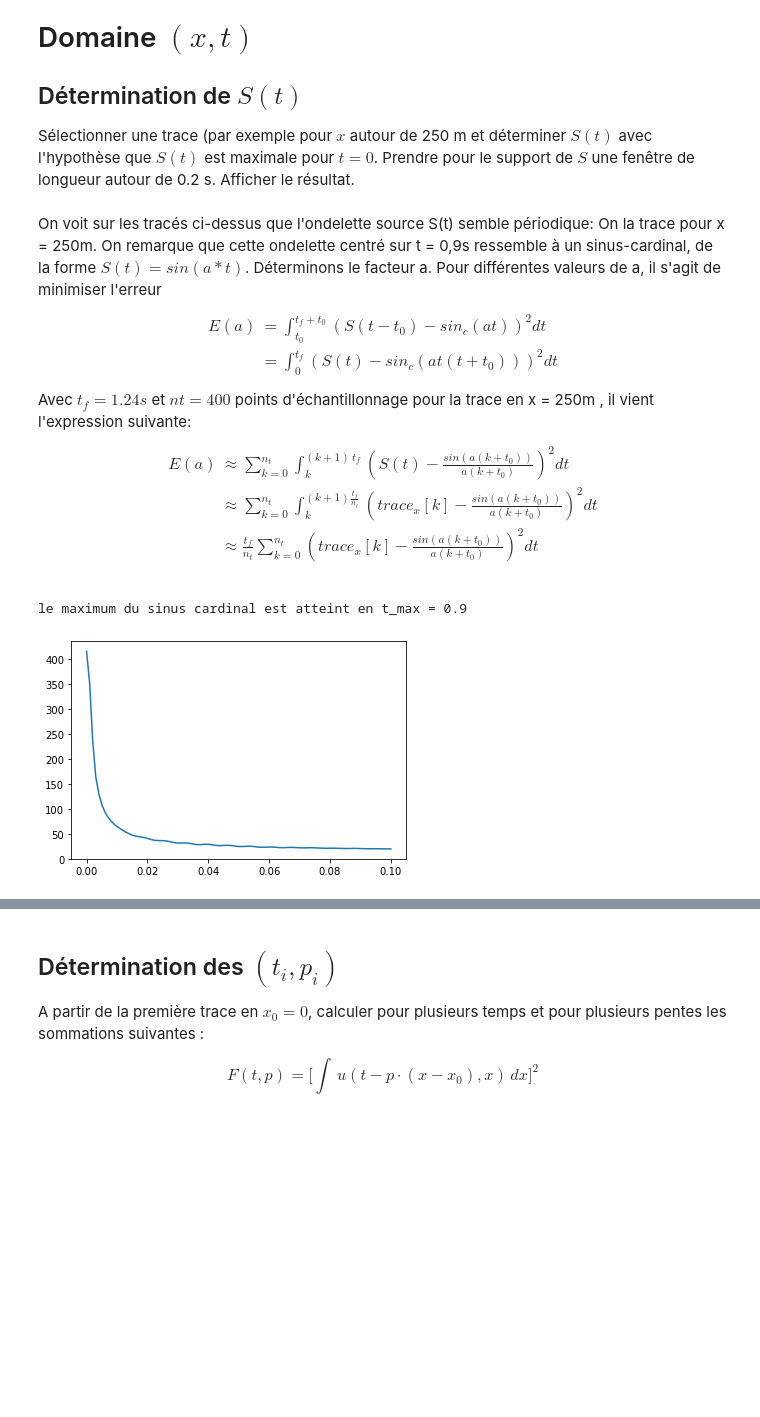
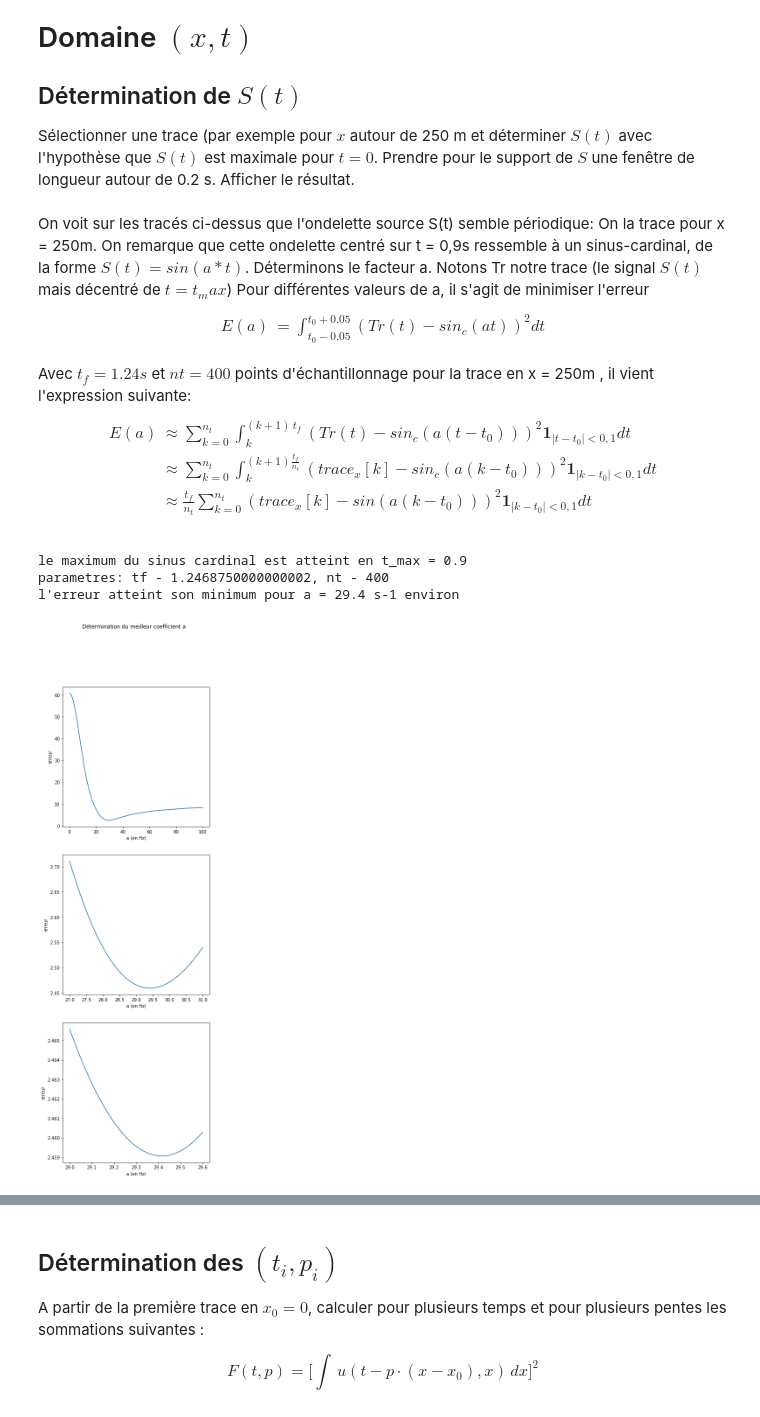
Before and after one commit to 21Vania/TDS, a Jupyter notebook: mini_projet_groupe1.ipynb, the cells around one changed output, grey strips where cells are left out. Saved outputs shown, nothing was run; the diff lists cells and outputs as text; code cells hidden in the pictures; blank space fills up the shorter version.

```diff
--- a/mini_projet_groupe1.ipynb
+++ b/mini_projet_groupe1.ipynb
@@ -196,53 +197,49 @@ Or $\frac{dt}{dx} = 0,0003$ . Donc seule la pente $p_2$ respecte le critère én
 Sélectionner une trace (par exemple pour $x$ autour de 250 m et déterminer $S(t)$ avec l'hypothèse que $S(t)$ est maximale pour $t=0$. Prendre pour le support de $S$ une fenêtre de longueur autour de 0.2 s. Afficher le résultat.
 # %% [markdown]
 On voit sur les tracés ci-dessus que l'ondelette source S(t) semble périodique: On la trace pour x = 250m.
-On remarque que cette ondelette centré sur t = 0,9s ressemble à un sinus-cardinal, de la forme $S(t) = sin(a*t)$. Déterminons le facteur a.
+On remarque que cette ondelette centré sur t = 0,9s ressemble à un sinus-cardinal, de la forme $S(t) = sin(a*t)$. Déterminons le facteur a. Notons Tr notre trace (le signal $S(t)$ mais décentré de $t = t_max$)
 Pour différentes valeurs de a, il s'agit de minimiser l'erreur
 $$\begin{align}
-E(a) &= \int_{t_0}^{t_f+t_0} (S(t-t_0) - sin_c(at))^2 dt \\
-   &= \int_{0}^{t_f} (S(t) - sin_c(at(t+t_0)))^2 dt
+E(a) &= \int_{t_0-0.05}^{t_0+0.05} (Tr(t) - sin_c(at))^2 dt \\
 \end{align}
 $$
 Avec $t_f = 1.24s$ et $ nt=400 $ points d'échantillonnage pour la trace en x = 250m , il vient l'expression suivante:
 $$\begin{align}
-E(a) & \approx \sum_{k=0}^{n_t} \int_{k}^{(k+1)\,t_f} (S(t) - \frac {sin(a(k+t_0))}{a(k+t_0)})^2 dt \\
-      & \approx \sum_{k=0}^{n_t} \int_{k}^{(k+1)\frac{t_f}{n_t} } (trace_x[k] - \frac {sin(a(k+t_0))}{a(k+t_0)})^2 dt \\
-      & \approx \frac{t_f}{n_t} \sum_{k=0}^{n_t}  (trace_x [k] - \frac {sin(a(k+t_0))}{a(k+t_0)})^2 dt \\
+E(a) & \approx \sum_{k=0}^{n_t} \int_{k}^{(k+1)\,t_f} (Tr(t) - sin_c(a(t-t_0)))^2 \mathbf{1}_{|t-t_0|<0,1}dt \\
+      & \approx \sum_{k=0}^{n_t} \int_{k}^{(k+1)\frac{t_f}{n_t} } (trace_x[k] - sin_c(a(k-t_0)))^2 \mathbf{1}_{|k-t_0|<0,1}dt \\
+      & \approx \frac{t_f}{n_t} \sum_{k=0}^{n_t}  (trace_x [k] -sin(a(k-t_0)))^2 \mathbf{1}_{|k-t_0|<0,1}dt \\
 \end{align}
 $$
 # %%
 x = 250
 i = np.nonzero(ax == x)[0][0]
 trace_x = gpanel[:,i]
 #plt.plot(at,trace_x)
 i_max = np.argmax(trace_x)
 t_max = at[i_max]
+
 print(f"le maximum du sinus cardinal est atteint en t_max = {t_max.round(2)}")
-
+print(f"parametres: tf - {tf}, nt - {nt}")
 def error(a):
    S = 0
    for k in range(0,nt):
-      S += (trace_x[k] - np.sinc(a*(k+t_max)))**2
+      t = k*tf/nt
+      if np.abs(t-t_max) < 0.08:
+         S += (trace_x[k] - np.sinc(a*(t-t_max)))**2
    return S
+
 error = np.vectorize(error)
-plt.plot(np.linspace(0,0.1,100), error(np.linspace(0,0.1,100)))
-def find_a(step = 0.01):
-   max_step =  10*step
-   mins = []
-   for a in np.linspace(0,3,10):
-      ak = a
-      ak_list = np.linspace(a-max_step,a+max_step,2*int(max_step/step))
-      for k in range(10):
-         error_list = error(np.array(ak_list))
-         print(f"{error_list=}")
-         min_ak = np.argmin(error_list)
-         if min_ak < a:
-            ak = min_ak
-            print(f"new a: {a}")
-         ak_list = np.linspace(a-max_step,a+max_step,2*int(max_step/step))
-      print(f"appending {ak} to mins")
-      mins.append(ak)
-   print(np.min(mins))
+fig, axes = plt.subplots(3, figsize = (6,20))
+fig.suptitle('Détermination du meilleur coefficient a')
+axes[0].plot(np.linspace(0.1,100,200), error(np.linspace(0.1,100,200)))
+axes[1].plot(np.linspace(27,31,100),error(np.linspace(27,31,100)) )
+axes[2].plot(np.linspace(29,29.6,100),error(np.linspace(29,29.6,100)) )
+for i in range(3):
+   axes[i].set(xlabel = "a (en Hz)", ylabel = "erreur")
+
+print("l'erreur atteint son minimum pour a = 29.4 s-1 environ")
 # %% [output]
 le maximum du sinus cardinal est atteint en t_max = 0.9
+parametres: tf - 1.2468750000000002, nt - 400
+l'erreur atteint son minimum pour a = 29.4 s-1 environ
-[figure, old version]
+[figure, new version]
```
Also changed, not shown: parts of 3 cells of this notebook.
